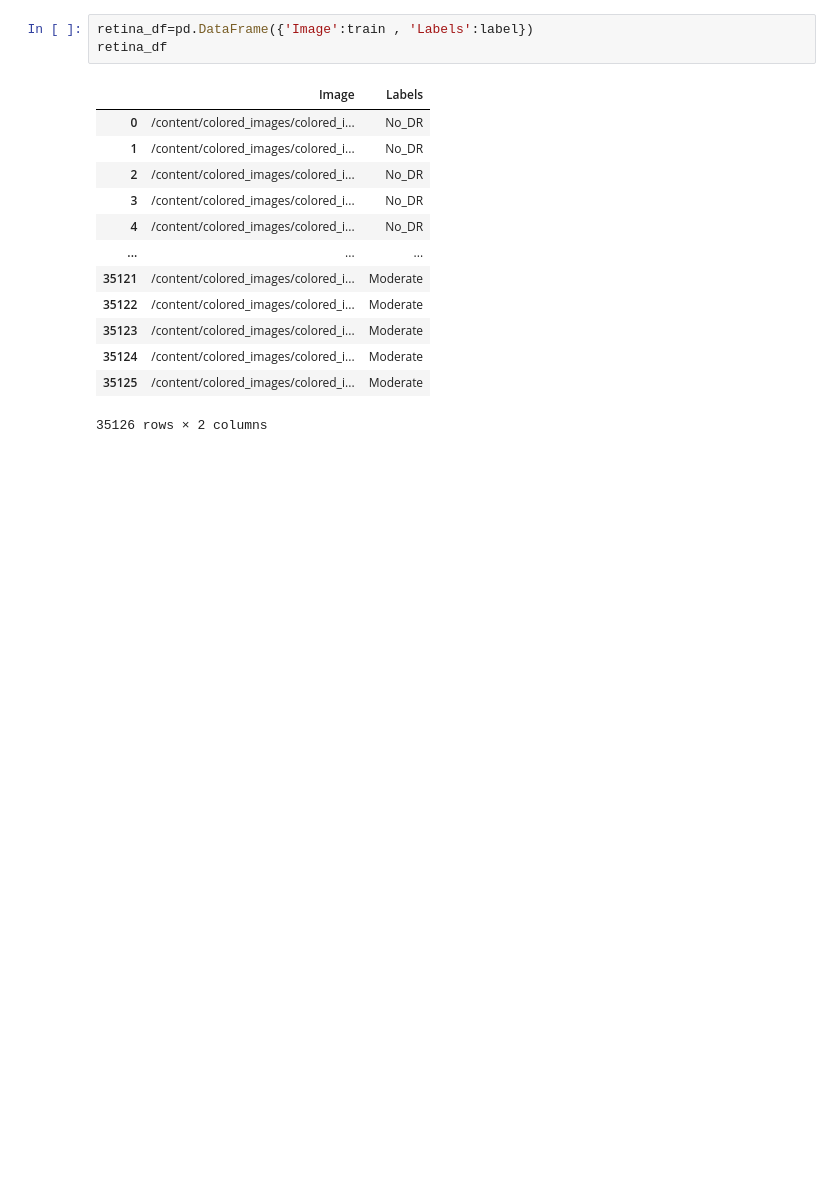
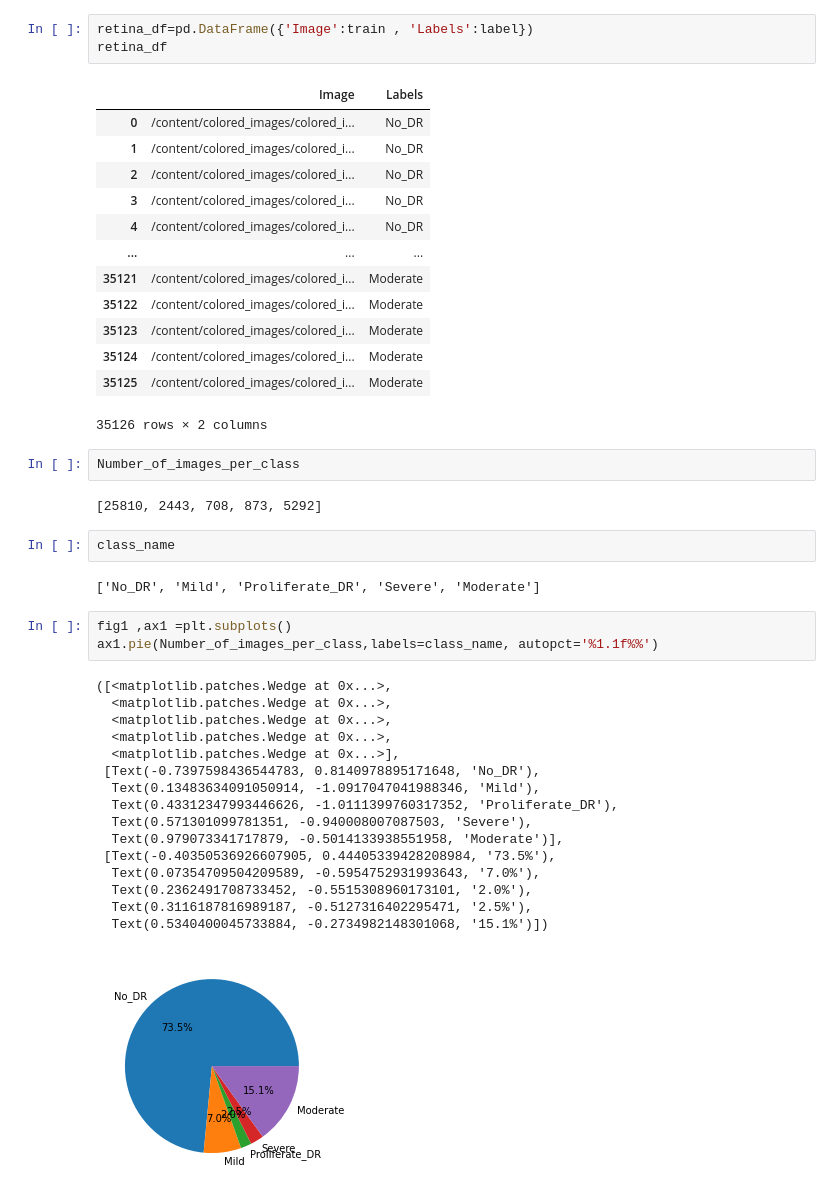
Before and after one commit to shehlakanwal/Asssignmemt10, a Jupyter notebook: Untitled0.ipynb, the cells around one changed output. Drawn from its saved outputs; the diff is of its cells as text; blank space fills up the shorter version.

```diff
--- a/Untitled0.ipynb
+++ b/Untitled0.ipynb
@@ -188,3 +188,31 @@ retina_df
 | 35124 | /content/colored_images/colored_i... | Moderate |
 | 35125 | /content/colored_images/colored_i... | Moderate |
 35126 rows × 2 columns
+# %%
+Number_of_images_per_class
+# %% [output]
+[25810, 2443, 708, 873, 5292]
+# %%
+class_name
+# %% [output]
+['No_DR', 'Mild', 'Proliferate_DR', 'Severe', 'Moderate']
+# %%
+fig1 ,ax1 =plt.subplots()
+ax1.pie(Number_of_images_per_class,labels=class_name, autopct='%1.1f%%')
+# %% [output]
+([<matplotlib.patches.Wedge at 0x...>,
+  <matplotlib.patches.Wedge at 0x...>,
+  <matplotlib.patches.Wedge at 0x...>,
+  <matplotlib.patches.Wedge at 0x...>,
+  <matplotlib.patches.Wedge at 0x...>],
+ [Text(-0.7397598436544783, 0.8140978895171648, 'No_DR'),
+  Text(0.13483634091050914, -1.0917047041988346, 'Mild'),
+  Text(0.43312347993446626, -1.0111399760317352, 'Proliferate_DR'),
+  Text(0.571301099781351, -0.940008007087503, 'Severe'),
+  Text(0.979073341717879, -0.5014133938551958, 'Moderate')],
+ [Text(-0.40350536926607905, 0.44405339428208984, '73.5%'),
+  Text(0.07354709504209589, -0.5954752931993643, '7.0%'),
+  Text(0.2362491708733452, -0.5515308960173101, '2.0%'),
+  Text(0.3116187816989187, -0.5127316402295471, '2.5%'),
+  Text(0.5340400045733884, -0.2734982148301068, '15.1%')])
+[figure, added]
```
Also changed, not shown: parts of 1 cell of this notebook.
